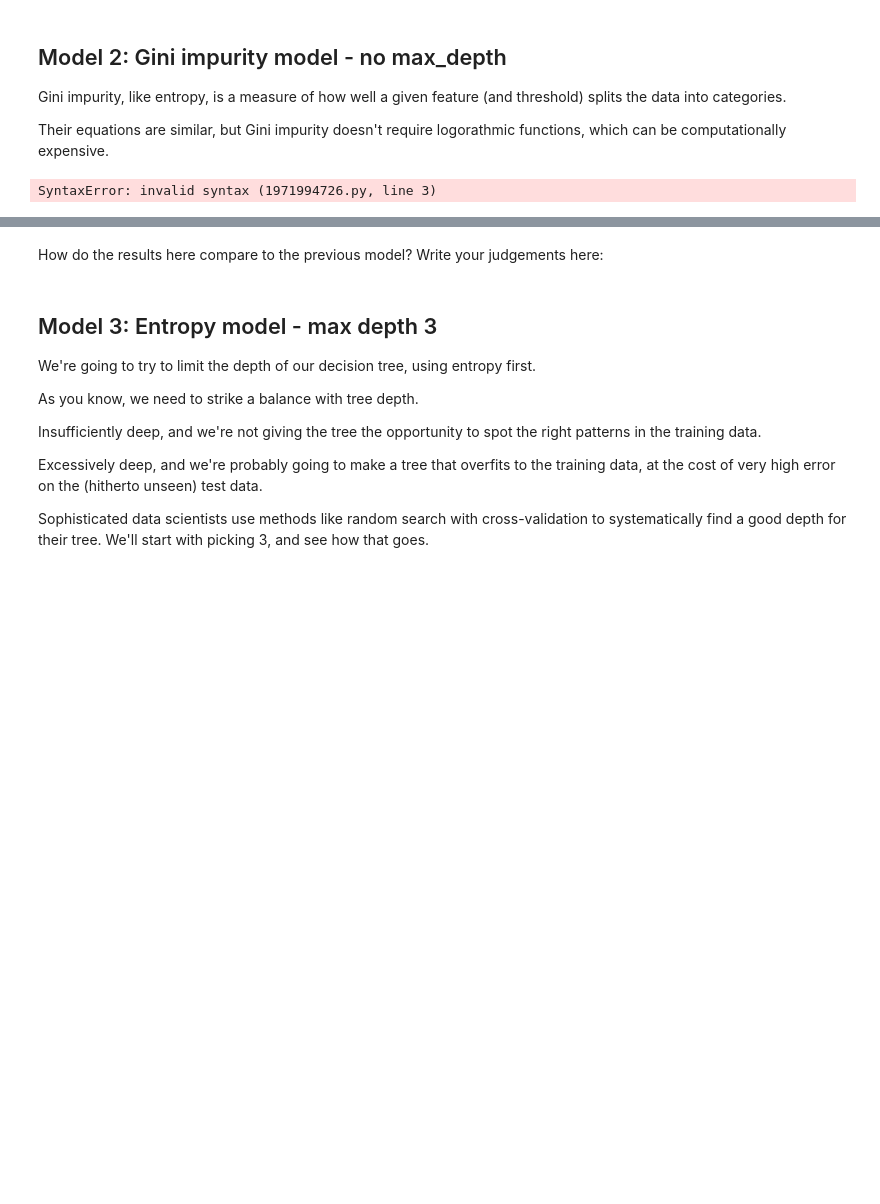
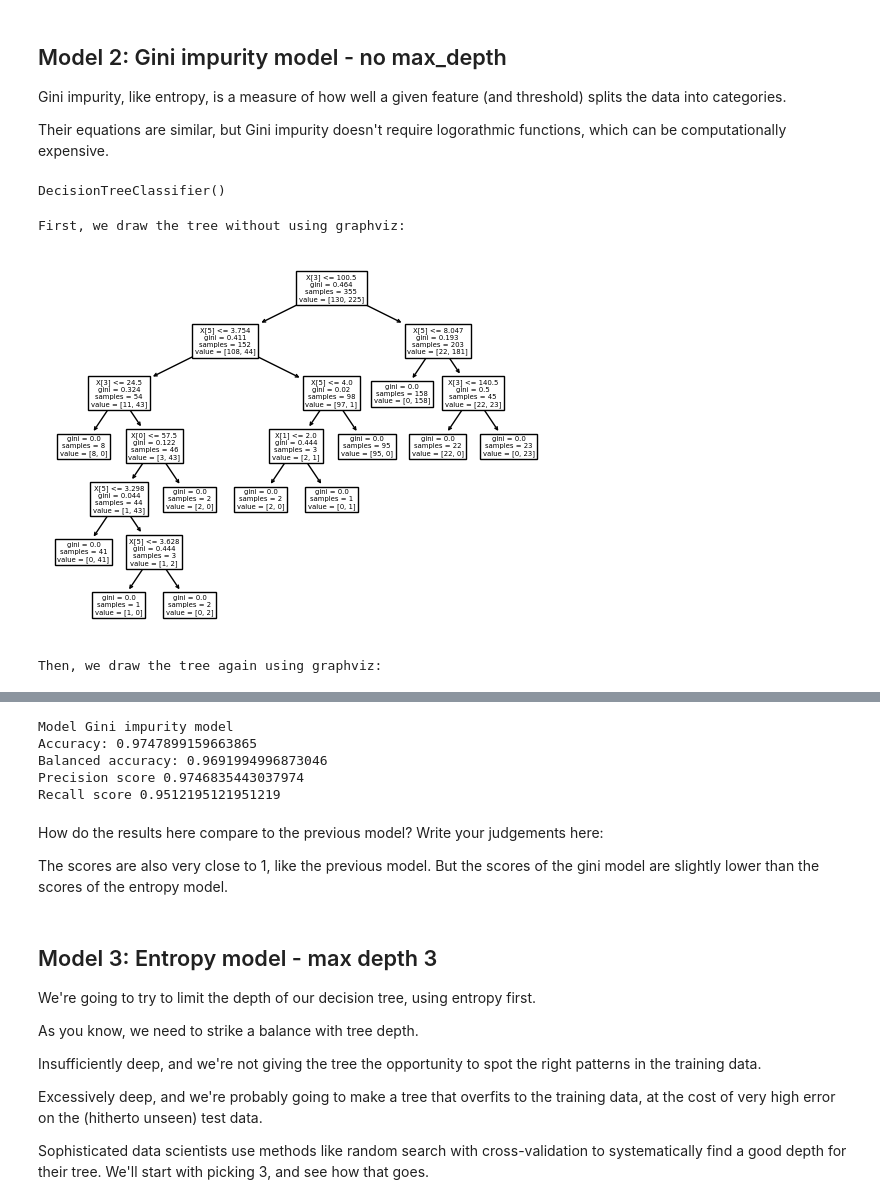
Before and after one commit to nhongphuc/Springboard, a Jupyter notebook: 1613148038_Springboard_Decision_Tree_Specialty_Coffee_Case_Study_28012021_2_/Springboard Decision Tree Specialty Coffee Case Study - Tier 3.ipynb, the cells around one changed output, grey strips where cells are left out. Saved outputs shown, nothing was run; the diff lists cells and outputs as text; code cells hidden in the pictures; blank space fills up the shorter version.

```diff
--- a/1613148038_Springboard_Decision_Tree_Specialty_Coffee_Case_Study_28012021_2_/Springboard Decision Tree Specialty Coffee Case Study - Tier 3.ipynb
+++ b/1613148038_Springboard_Decision_Tree_Specialty_Coffee_Case_Study_28012021_2_/Springboard Decision Tree Specialty Coffee Case Study - Tier 3.ipynb
@@ -434,18 +436,18 @@ Their equations are similar, but Gini impurity doesn't require logorathmic funct
 # %%
 # Make a variable called gini_model, and assign it exactly what you assigned entr_model with above, but with the
 # criterion changed to 'gini'
-_ _ _
+gini_model = tree.DecisionTreeClassifier(criterion='gini')
 
 # Call fit() on the gini_model as you did with the entr_model
-_ _ _
+gini_model = gini_model.fit(X_train, y_train)
 
 # Call predict() on the gini_model as you did with the entr_model
-_ _ _
+y_pred = gini_model.predict(X_test)
 
 # Turn y_pred into a series, as before
-_ _ _
+y_pred = pd.Series(y_pred)
 
 # Check out gini_model
-_ _ _
+gini_model
 # %% [output]
-SyntaxError: invalid syntax (1971994726.py, line 3)
+DecisionTreeClassifier()
@@ -458,0 +454,19 @@ _ _ _
+# %%
+# As before, but make the model name gini_model
+print("First, we draw the tree without using graphviz:")
+tree.plot_tree(gini_model)
+plt.show()
+
+# Alternatively for class_names use gini_model.classes_
+
+print("Then, we draw the tree again using graphviz:")
+dot_data = tree.export_graphviz(gini_model, out_file=None,
+                                filled=True, rounded=True,
+                special_characters=True, feature_names=X_train.columns,class_names = gini_model.classes_)
+
+graph = graphviz.Source(dot_data)
+graph
+# %% [output]
+First, we draw the tree without using graphviz:
+[figure, added]
+Then, we draw the tree again using graphviz:
@@ -463,8 +478,16 @@ print("Accuracy:", metrics.accuracy_score(y_test,y_pred))
 print("Balanced accuracy:", metrics.balanced_accuracy_score(y_test,y_pred))
 print('Precision score' , metrics.precision_score(y_test,y_pred, pos_label = "YES"))
 print('Recall score' , metrics.recall_score(y_test,y_pred, pos_label = "NO"))
+# %% [output]
+Model Gini impurity model
+Accuracy: 0.9747899159663865
+Balanced accuracy: 0.9691994996873046
+Precision score 0.9746835443037974
+Recall score 0.9512195121951219
 # %% [markdown]
 How do the results here compare to the previous model? Write your judgements here:
+
+The scores are also very close to 1, like the previous model. But the scores of the gini model are slightly lower than the scores of the entropy model.
 # %% [markdown]
 ## Model 3: Entropy model - max depth 3
 We're going to try to limit the depth of our decision tree, using entropy first.
```
Also changed, not shown: parts of 28 cells of this notebook.
